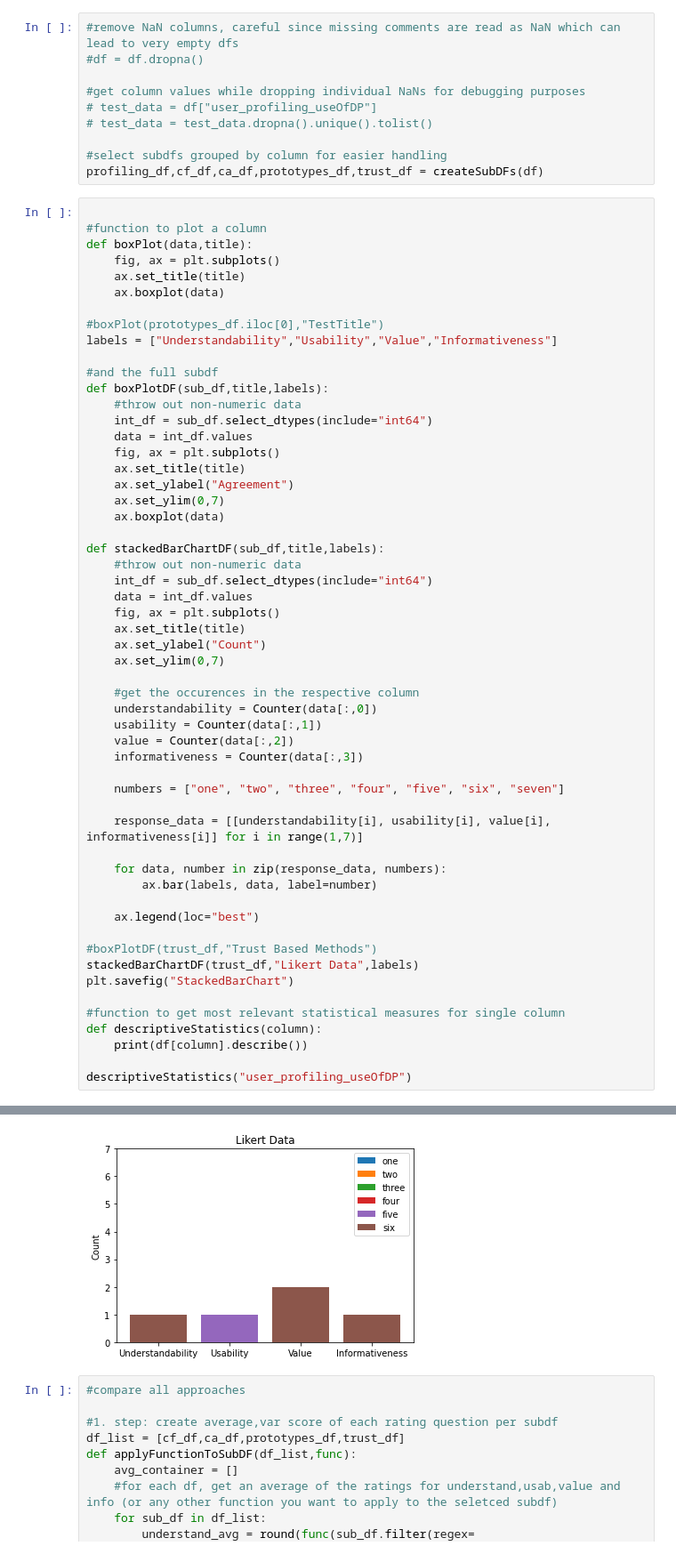
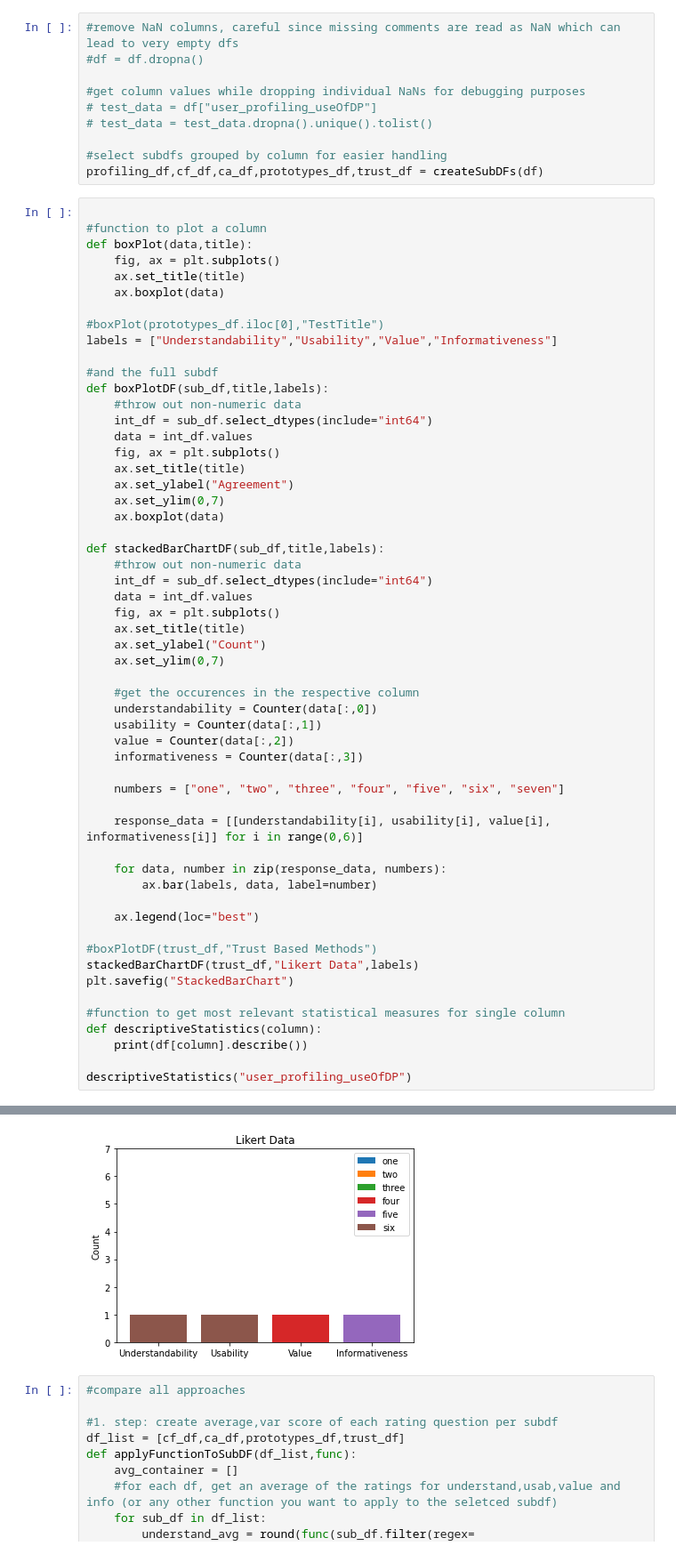
Before and after one commit to theodore-evans/xai-in-digital-pathology, a Jupyter notebook: DataProcessing/data_processing.ipynb, the cells around one changed output, grey strips where cells are left out. Shown at 89% size. Cells and saved outputs as stored; diff of their text form.

```diff
--- a/DataProcessing/data_processing.ipynb
+++ b/DataProcessing/data_processing.ipynb
@@ -118,35 +118,35 @@ def stackedBarChartDF(sub_df,title,labels):
 
     #get the occurences in the respective column
     understandability = Counter(data[:,0])
     usability = Counter(data[:,1])
     value = Counter(data[:,2])
     informativeness = Counter(data[:,3])
 
     numbers = ["one", "two", "three", "four", "five", "six", "seven"]
 
-    response_data = [[understandability[i], usability[i], value[i], informativeness[i]] for i in range(1,7)]
+    response_data = [[understandability[i], usability[i], value[i], informativeness[i]] for i in range(0,6)]
 
     for data, number in zip(response_data, numbers):
         ax.bar(labels, data, label=number)
 
     ax.legend(loc="best")
 
 #boxPlotDF(trust_df,"Trust Based Methods")
 stackedBarChartDF(trust_df,"Likert Data",labels)
 plt.savefig("StackedBarChart")
 
 #function to get most relevant statistical measures for single column
 def descriptiveStatistics(column):
     print(df[column].describe())
 
 descriptiveStatistics("user_profiling_useOfDP")
 # %% [output]
 count               3
 unique              3
 top       in research
 freq                1
 Name: user_profiling_useOfDP, dtype: object
-[figure, old version]
+[figure, new version]
 # %%
 #compare all approaches
 
```
Also changed, not shown: 1 other file.
